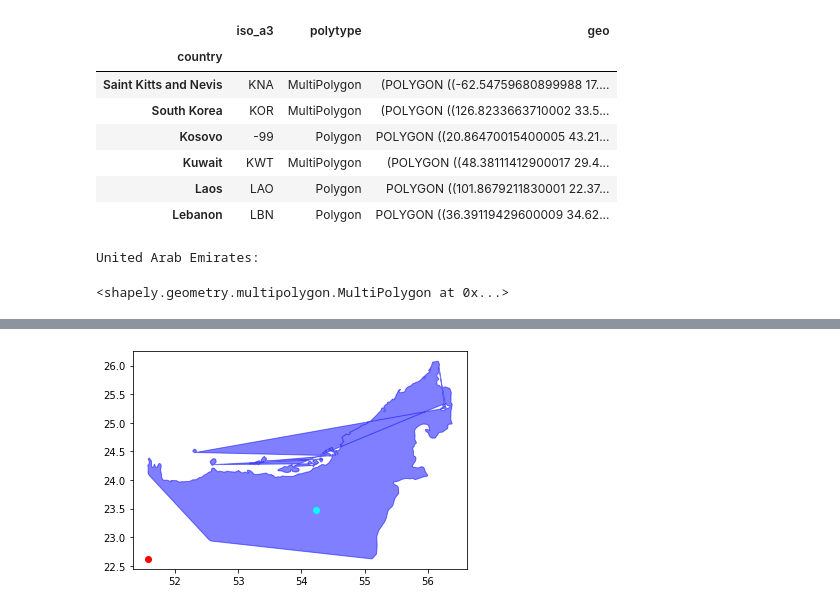
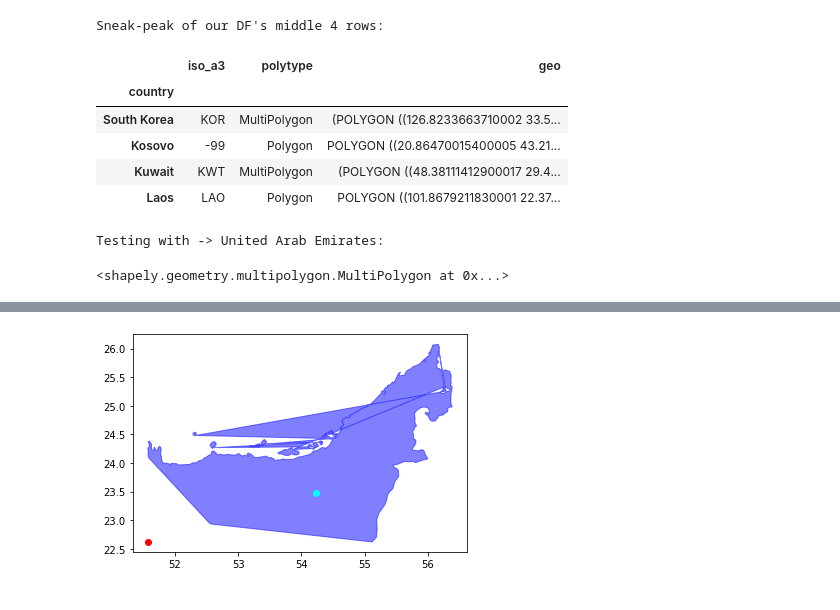
Before and after one commit to FaarisRazi/Python-Daily, a Jupyter notebook: Fun with Countries/country_polygon_coords.ipynb, the cells around one changed output, grey strips where cells are left out. Saved outputs shown, nothing was run; the diff lists cells and outputs as text; code cells hidden in the pictures.

```diff
--- a/Fun with Countries/country_polygon_coords.ipynb
+++ b/Fun with Countries/country_polygon_coords.ipynb
@@ -20,24 +6,24 @@ def isNumeric(x, ):
 # %%
 import numpy as np
 
+# Loading the last saved dataframe
 geo_df = np.load('countries_geo.npy', allow_pickle=True).item()['df']
 nrows = geo_df.shape[0]
 
-geo_df.iloc[nrows//2 - 3 : nrows//2 + 3] # Showing middle 6 rows
+UAE = geo_df.loc['United Arab Emirates']
+
+print("Sneak-peak of our DF's middle 4 rows:")
+display(geo_df.iloc[nrows//2 - 2 : nrows//2 + 2])
+
+print(f"Testing with -> {UAE.name}:")
+UAE.geo
 # %% [output]
+Sneak-peak of our DF's middle 4 rows:
 |  | iso_a3 | polytype | geo |
 | country |  |  |  |
-| Saint Kitts and Nevis | KNA | MultiPolygon | (POLYGON ((-62.54759680899988 17.... |
 | South Korea | KOR | MultiPolygon | (POLYGON ((126.8233663710002 33.5... |
 | Kosovo | -99 | Polygon | POLYGON ((20.86470015400005 43.21... |
 | Kuwait | KWT | MultiPolygon | (POLYGON ((48.38111412900017 29.4... |
 | Laos | LAO | Polygon | POLYGON ((101.8679211830001 22.37... |
-| Lebanon | LBN | Polygon | POLYGON ((36.39119429600009 34.62... |
+Testing with -> United Arab Emirates:
+<shapely.geometry.multipolygon.MultiPolygon at 0x...>
-# %%
-UAE = geo_df.loc['United Arab Emirates']
-
-print(f'{UAE.name}:\n')
-UAE.geo
-# %% [output]
-United Arab Emirates:
-<shapely.geometry.multipolygon.MultiPolygon at 0x...>
```
Also changed, not shown: parts of 13 cells of this notebook.
